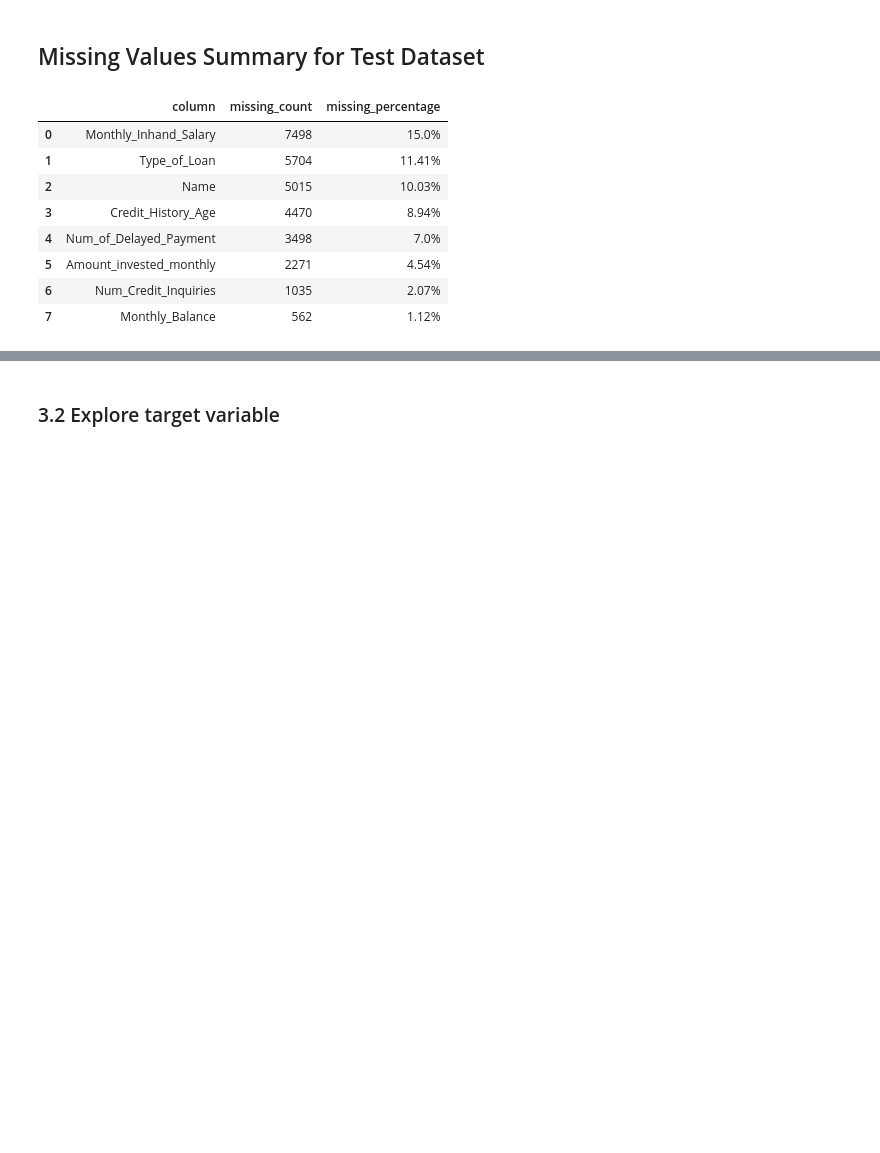
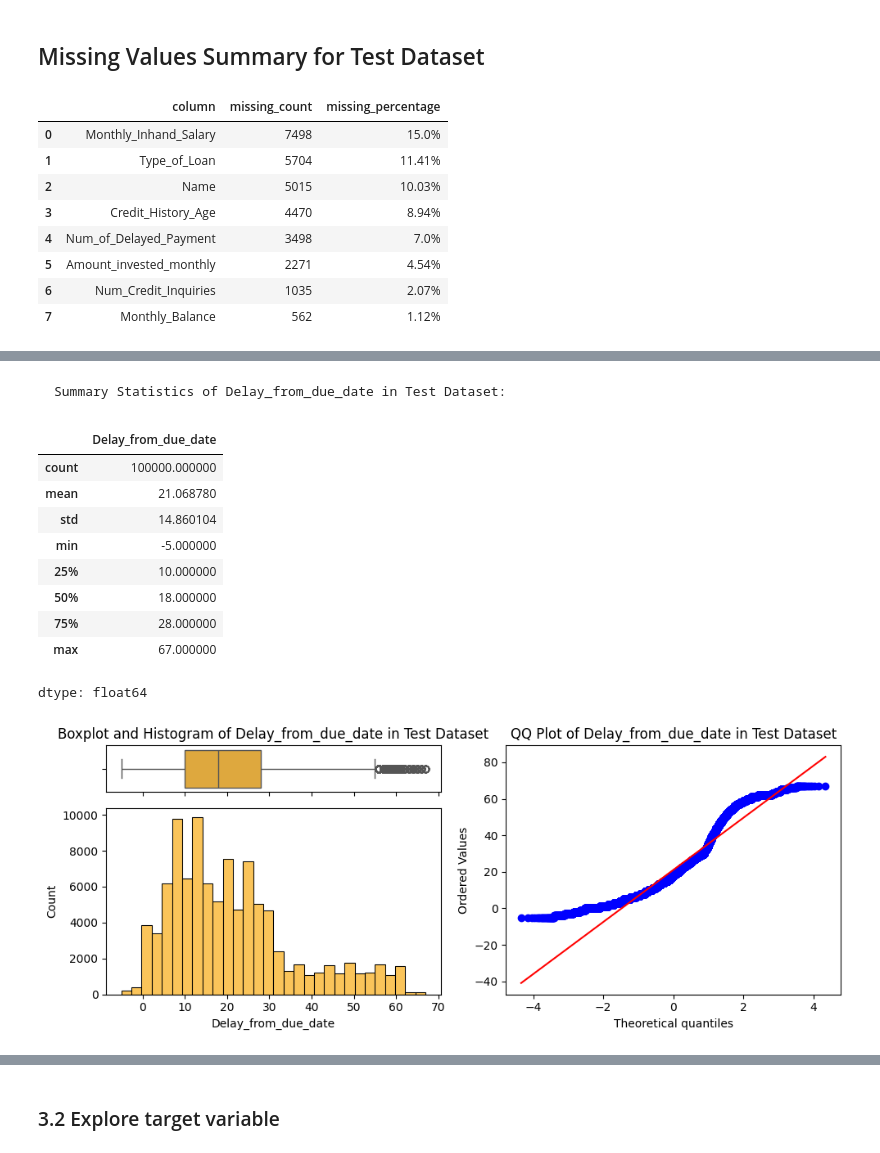
Before and after one commit to Nelkit/DSI-AT2-data-analysis-project, a Jupyter notebook: notebooks/DSI_AT2_data_analysis_project.ipynb, the cells around one changed output, grey strips where cells are left out. Saved outputs shown, nothing was run; the diff lists cells and outputs as text; code cells hidden in the pictures; blank space fills up the shorter version.

```diff
--- a/notebooks/DSI_AT2_data_analysis_project.ipynb
+++ b/notebooks/DSI_AT2_data_analysis_project.ipynb
@@ -464,0 +413,15 @@ dtype: float64
+# %%
+plotting_num_feature_distributions(df_train, 'Delay_from_due_date', dataset_name="Test Dataset")
+# %% [output]
+Summary Statistics of Delay_from_due_date in Test Dataset:
+|  | Delay_from_due_date |
+| count | 100000.000000 |
+| mean | 21.068780 |
+| std | 14.860104 |
+| min | -5.000000 |
+| 25% | 10.000000 |
+| 50% | 18.000000 |
+| 75% | 28.000000 |
+| max | 67.000000 |
+dtype: float64
+[figure, added]
```
Also changed, not shown: parts of 33 cells of this notebook.
